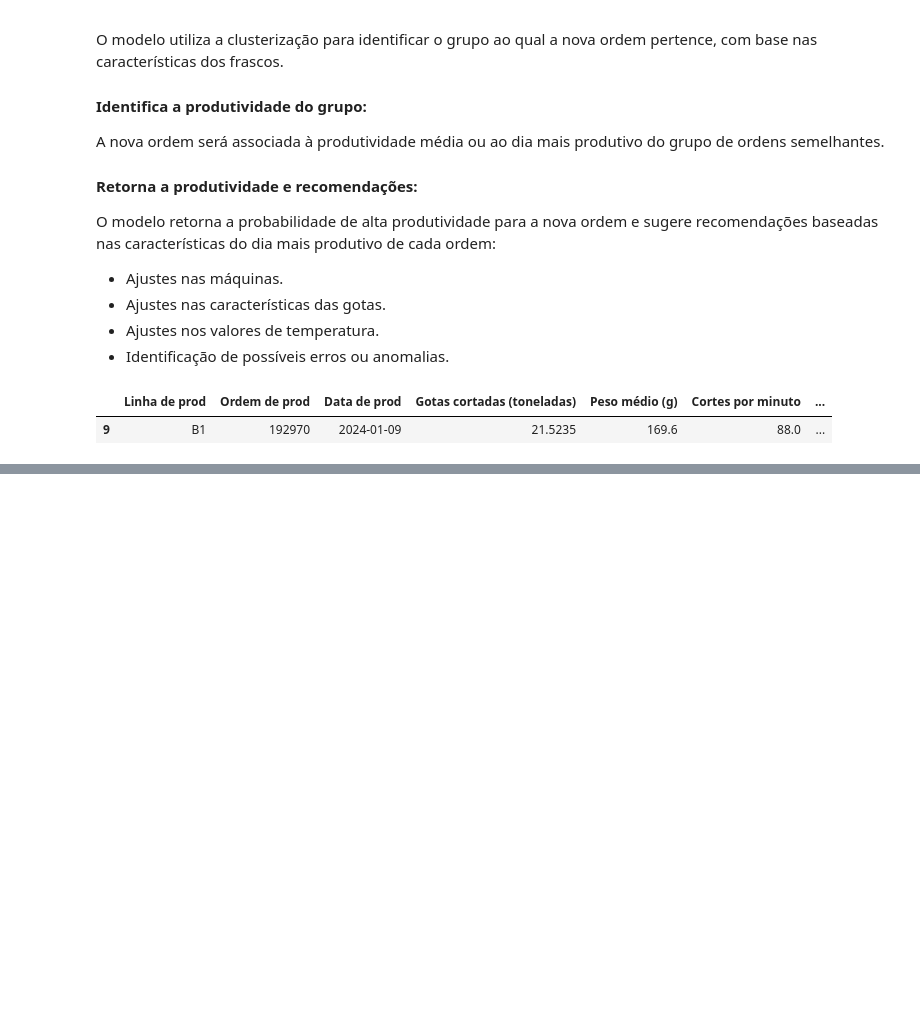
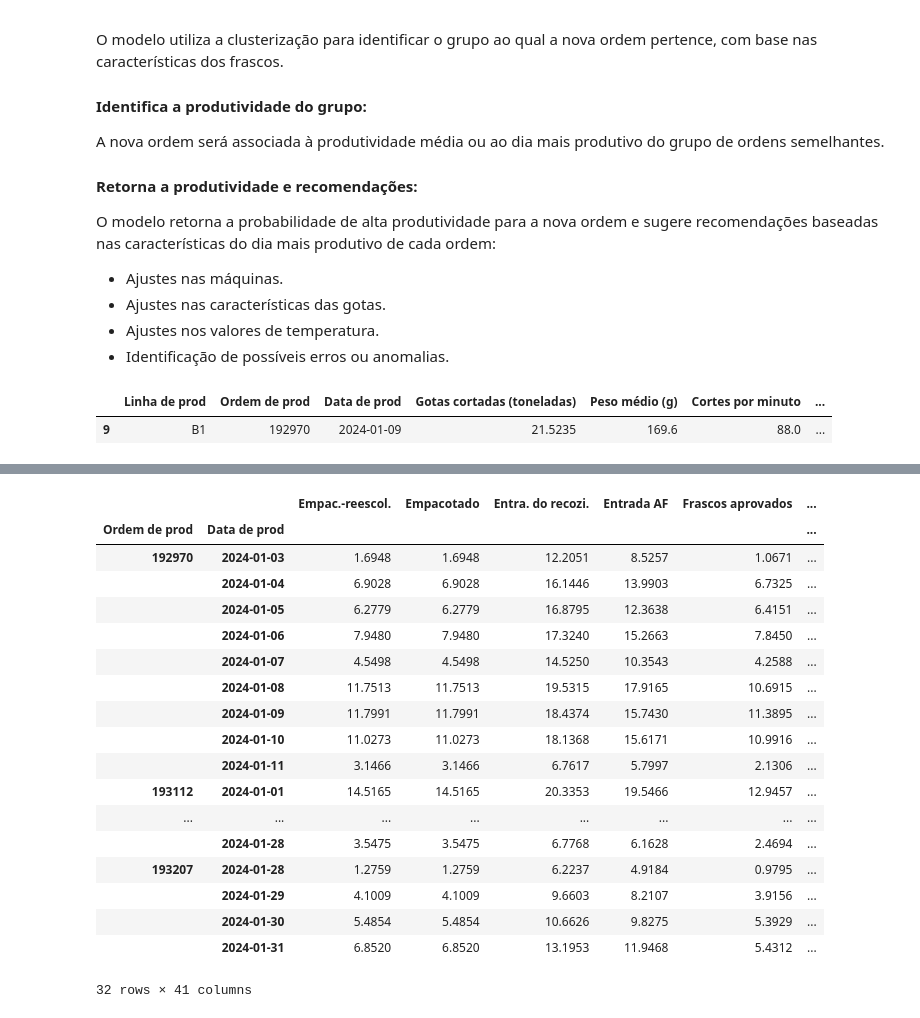
Before and after one commit to lucasz-g/Analise-Gotas, a Jupyter notebook: analise_gotas.ipynb, the cells around one changed output, grey strips where cells are left out. Cells and saved outputs as stored; diff of their text form; code cells hidden in the pictures; blank space fills up the shorter version.

Commit message:
Janeiro

```diff
--- a/analise_gotas.ipynb
+++ b/analise_gotas.ipynb
@@ -938,0 +963,6 @@ df_valores_mensais[df_valores_mensais['Data de prod'] == '2024-01-09'].drop(colu
+# %%
+df_gotas_janeiro = df_valores_mensais[
+    (df_valores_mensais['Mês'] == 1)
+]
+
+df_gotas_janeiro[['Ordem de prod']].drop_duplicates()
@@ -938,0 +976,34 @@ df_valores_mensais[df_valores_mensais['Data de prod'] == '2024-01-09'].drop(colu
+# %%
+df_gotas_janeiro = df_gotas_janeiro.reset_index(drop=True)
+
+df_combinado_janeiro = pd.merge(
+    dados_formatados,
+    df_gotas_janeiro,
+    left_on=['Ordem', 'Data'],
+    right_on=['Ordem de prod', 'Data de prod'],
+    how='inner'
+)
+
+df_combinado_janeiro = df_combinado_janeiro.set_index(['Ordem de prod', 'Data de prod'])
+# %%
+df_combinado_janeiro
+# %% [output]
+|  |  | Empac.-reescol. | Empacotado | Entra. do recozi. | Entrada AF | Frascos aprovados | ... |
+| Ordem de prod | Data de prod |  |  |  |  |  | ... |
+| 192970 | 2024-01-03 | 1.6948 | 1.6948 | 12.2051 | 8.5257 | 1.0671 | ... |
+|  | 2024-01-04 | 6.9028 | 6.9028 | 16.1446 | 13.9903 | 6.7325 | ... |
+|  | 2024-01-05 | 6.2779 | 6.2779 | 16.8795 | 12.3638 | 6.4151 | ... |
+|  | 2024-01-06 | 7.9480 | 7.9480 | 17.3240 | 15.2663 | 7.8450 | ... |
+|  | 2024-01-07 | 4.5498 | 4.5498 | 14.5250 | 10.3543 | 4.2588 | ... |
+|  | 2024-01-08 | 11.7513 | 11.7513 | 19.5315 | 17.9165 | 10.6915 | ... |
+|  | 2024-01-09 | 11.7991 | 11.7991 | 18.4374 | 15.7430 | 11.3895 | ... |
+|  | 2024-01-10 | 11.0273 | 11.0273 | 18.1368 | 15.6171 | 10.9916 | ... |
+|  | 2024-01-11 | 3.1466 | 3.1466 | 6.7617 | 5.7997 | 2.1306 | ... |
+| 193112 | 2024-01-01 | 14.5165 | 14.5165 | 20.3353 | 19.5466 | 12.9457 | ... |
+| ... | ... | ... | ... | ... | ... | ... | ... |
+|  | 2024-01-28 | 3.5475 | 3.5475 | 6.7768 | 6.1628 | 2.4694 | ... |
+| 193207 | 2024-01-28 | 1.2759 | 1.2759 | 6.2237 | 4.9184 | 0.9795 | ... |
+|  | 2024-01-29 | 4.1009 | 4.1009 | 9.6603 | 8.2107 | 3.9156 | ... |
+|  | 2024-01-30 | 5.4854 | 5.4854 | 10.6626 | 9.8275 | 5.3929 | ... |
+|  | 2024-01-31 | 6.8520 | 6.8520 | 13.1953 | 11.9468 | 5.4312 | ... |
+32 rows × 41 columns
```
Also changed, not shown: parts of 12 cells of this notebook, 2 other files.
